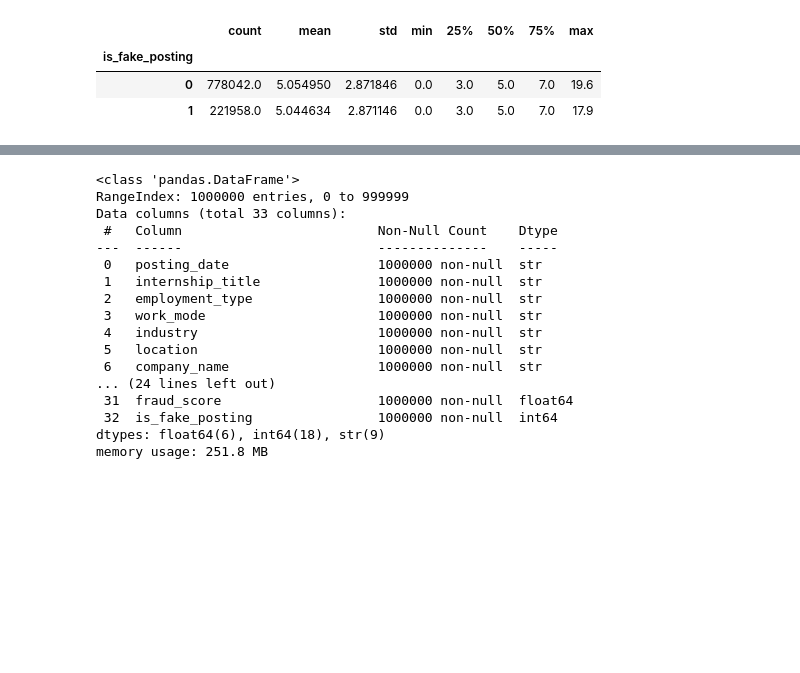
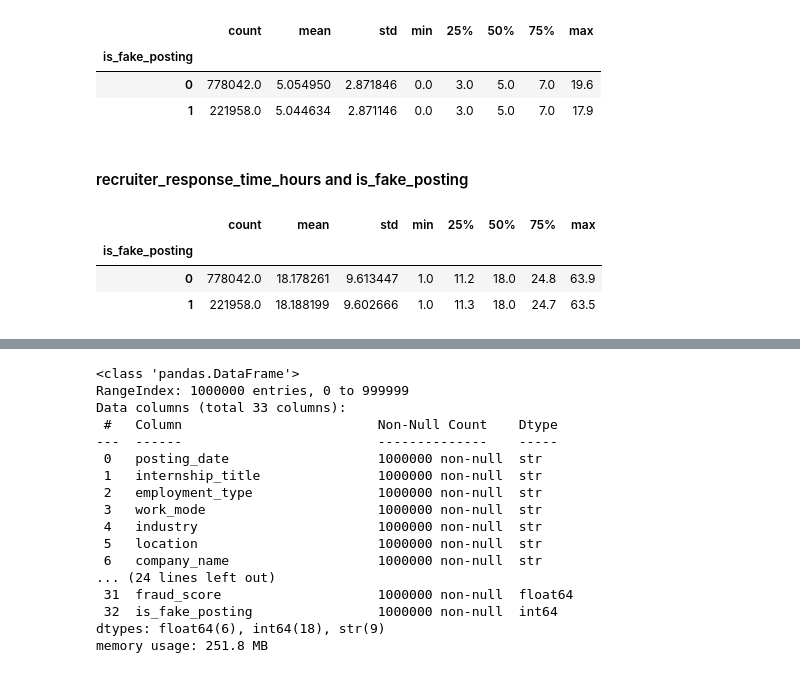
Before and after one commit to therai0/data_analysis_intership_scam, a Jupyter notebook: notebook/eda_fake_internship.ipynb, the cells around one changed output, grey strips where cells are left out. Saved outputs shown, nothing was run; the diff lists cells and outputs as text; code cells hidden in the pictures; blank space fills up the shorter version.

```diff
--- a/notebook/eda_fake_internship.ipynb
+++ b/notebook/eda_fake_internship.ipynb
@@ -1204,3 +1231,12 @@ df.groupby('is_fake_posting')["recruiter_experience_years"].describe()
 | is_fake_posting |  |  |  |  |  |  |  |  |
 | 0 | 778042.0 | 5.054950 | 2.871846 | 0.0 | 3.0 | 5.0 | 7.0 | 19.6 |
 | 1 | 221958.0 | 5.044634 | 2.871146 | 0.0 | 3.0 | 5.0 | 7.0 | 17.9 |
+# %% [markdown]
+#### recruiter_response_time_hours and is_fake_posting
+# %%
+df.groupby("is_fake_posting")["recruiter_response_time_hours"].describe()
+# %% [output]
+|  | count | mean | std | min | 25% | 50% | 75% | max |
+| is_fake_posting |  |  |  |  |  |  |  |  |
+| 0 | 778042.0 | 18.178261 | 9.613447 | 1.0 | 11.2 | 18.0 | 24.8 | 63.9 |
+| 1 | 221958.0 | 18.188199 | 9.602666 | 1.0 | 11.3 | 18.0 | 24.7 | 63.5 |
```
Also changed, not shown: parts of 17 cells of this notebook.
